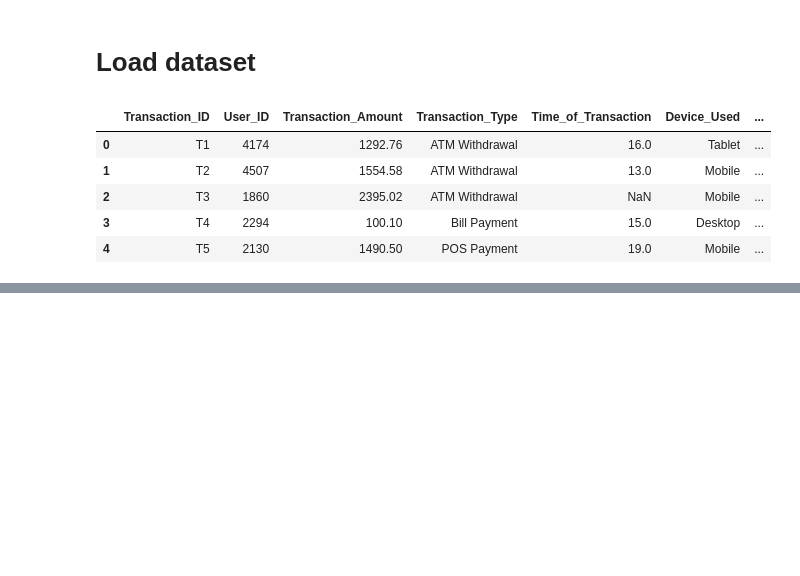
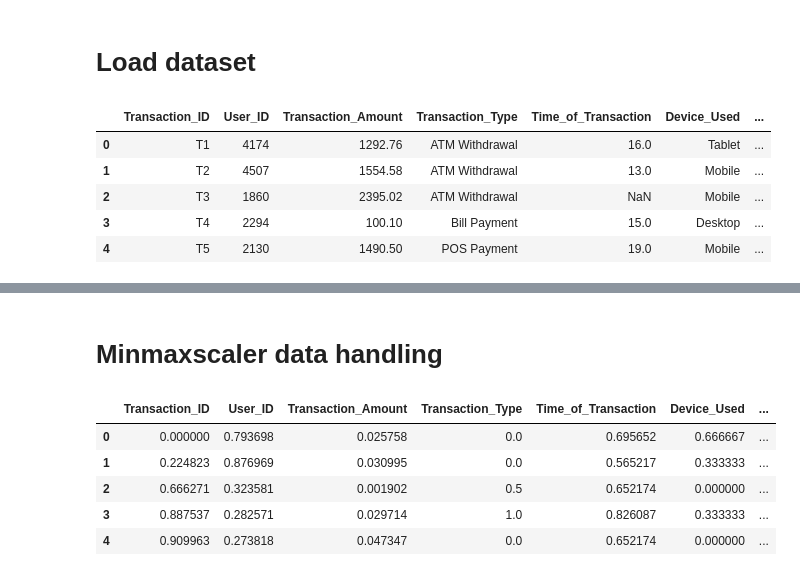
Before and after one commit to Mipjeiger/Fintech-ml-engineer-LLM-RAG-langchain-FAISS, a Jupyter notebook: notebooks/01_eda.ipynb, the cells around one changed output, grey strips where cells are left out. Saved outputs shown, nothing was run; the diff lists cells and outputs as text; code cells hidden in the pictures; blank space fills up the shorter version.

```diff
--- a/notebooks/01_eda.ipynb
+++ b/notebooks/01_eda.ipynb
@@ -61,0 +98,16 @@ startup_df.head()
+# %% [markdown]
+# Minmaxscaler data handling
+# %%
+# Minmaxscaler data handling
+from sklearn.preprocessing import MinMaxScaler
+
+scaler = MinMaxScaler()
+df_scaled = pd.DataFrame(scaler.fit_transform(df), columns=df.columns)
+df_scaled.head()
+# %% [output]
+|  | Transaction_ID | User_ID | Transaction_Amount | Transaction_Type | Time_of_Transaction | Device_Used | ... |
+| 0 | 0.000000 | 0.793698 | 0.025758 | 0.0 | 0.695652 | 0.666667 | ... |
+| 1 | 0.224823 | 0.876969 | 0.030995 | 0.0 | 0.565217 | 0.333333 | ... |
+| 2 | 0.666271 | 0.323581 | 0.001902 | 0.5 | 0.652174 | 0.000000 | ... |
+| 3 | 0.887537 | 0.282571 | 0.029714 | 1.0 | 0.826087 | 0.333333 | ... |
+| 4 | 0.909963 | 0.273818 | 0.047347 | 0.0 | 0.652174 | 0.000000 | ... |
```
Also changed, not shown: parts of 10 cells of this notebook, 22 other files.
